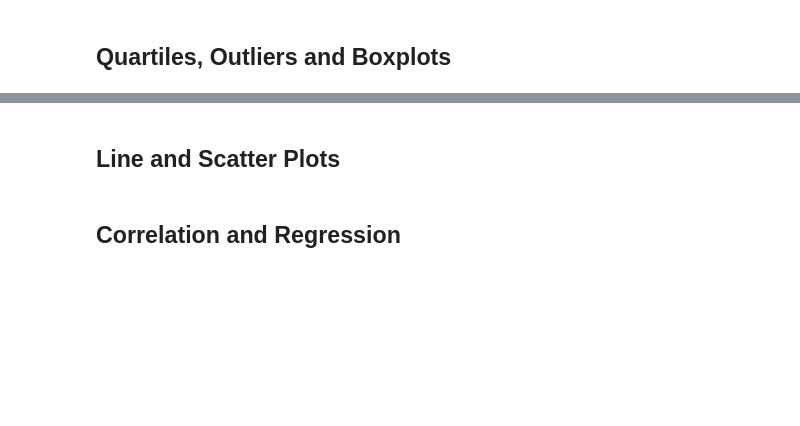
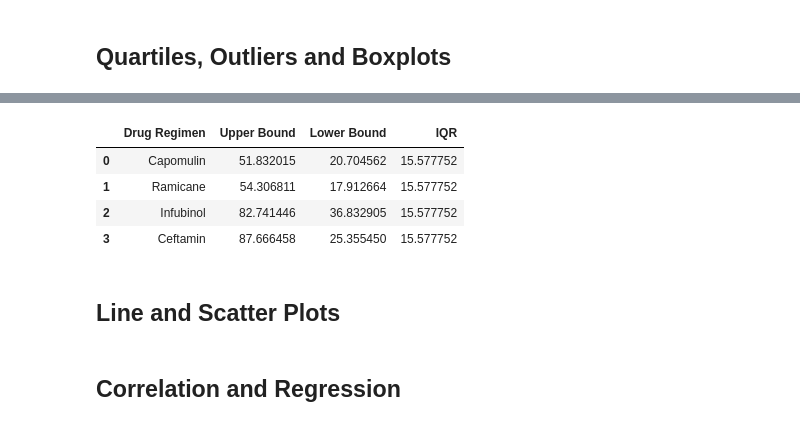
Before and after one commit to Mattg0392/matplotlib-challenge, a Jupyter notebook: Pymaceuticals.ipynb, the cells around one changed output, grey strips where cells are left out. Saved outputs shown, nothing was run; the diff lists cells and outputs as text; code cells hidden in the pictures; blank space fills up the shorter version.

```diff
--- a/Pymaceuticals.ipynb
+++ b/Pymaceuticals.ipynb
@@ -191,2 +191,42 @@ multi_plot.legend(ncol=5)
+# %%
+InterestList = ["Capomulin", "Ramicane", "Infubinol", "Ceftamin"]
+regimensInterest = pd.DataFrame({"Drug Regimen": InterestList})
+
+upperbounds =[]
+lowerbounds = []
+iqrs = []
+
+for drug in InterestList:
+    everydrug = VolumeDF.loc[VolumeDF['Drug Regimen'] == drug,'Tumor Volume (mm3)']
+
+    quartiles = everydrug.quantile([.25,.5,.75])
+
+    lowerQ = quartiles[0.25]
+
+    upperQ = quartiles[0.75]
+
+    iqr = upperQ-lowerQ
+
+    lowerbound = lowerQ - (1.5*iqr)
+
+    upperbound = upperQ + (1.5*iqr)
+
+    upperbounds.append(upperbound)
+
+    lowerbounds.append(lowerbound)
+
+    iqrs.append(iqr)
+
+regimensInterest['Upper Bound'] = upperbounds
+regimensInterest['Lower Bound'] = lowerbounds
+regimensInterest['IQR'] = iqr
+# %%
+regimensInterest
+# %% [output]
+|  | Drug Regimen | Upper Bound | Lower Bound | IQR |
+| 0 | Capomulin | 51.832015 | 20.704562 | 15.577752 |
+| 1 | Ramicane | 54.306811 | 17.912664 | 15.577752 |
+| 2 | Infubinol | 82.741446 | 36.832905 | 15.577752 |
+| 3 | Ceftamin | 87.666458 | 25.355450 | 15.577752 |
 # %%
 # Generate a box plot of the final tumor volume of each mouse across four regimens of interest
```
Also changed, not shown: parts of 13 cells of this notebook.
